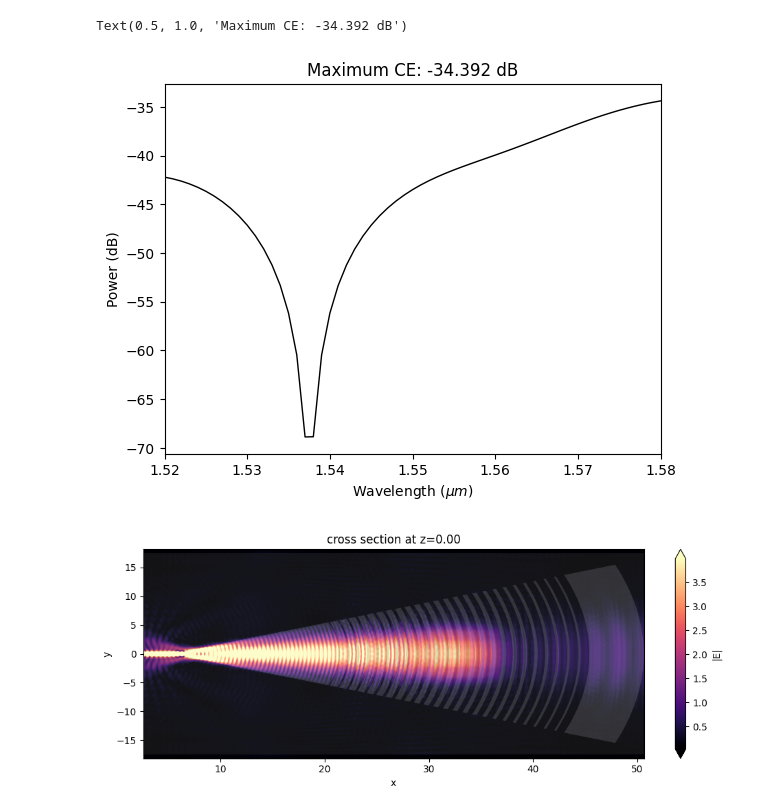
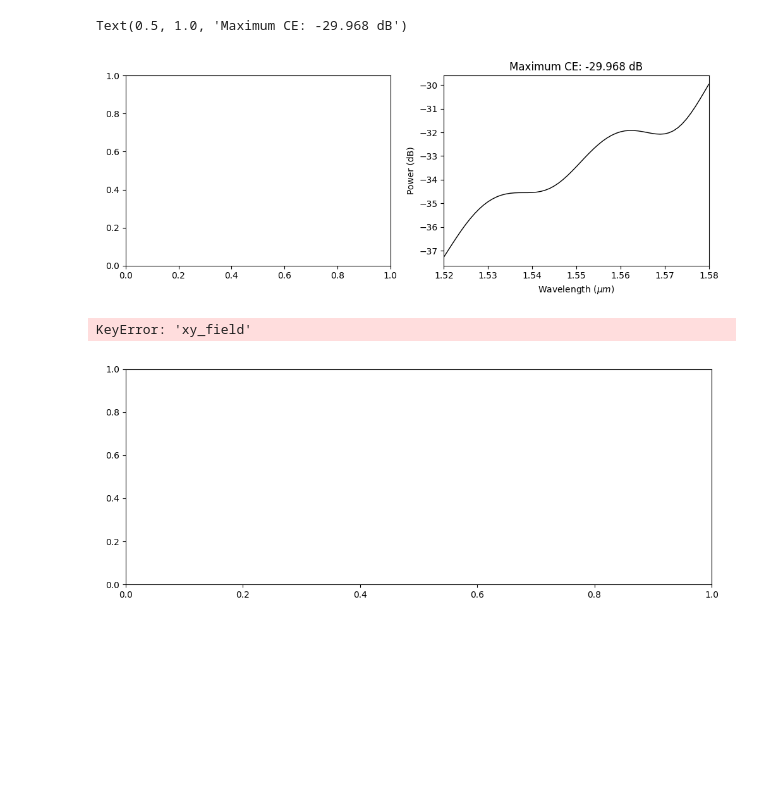
Before and after one commit to sp-sgundavarapu/tidy3d-notebooks, a Jupyter notebook: example_gc.ipynb, the cells around one changed output. Cells and saved outputs as stored; diff of their text form; code cells hidden in the pictures; blank space fills up the shorter version.

```diff
--- a/example_gc.ipynb
+++ b/example_gc.ipynb
@@ -34,23 +34,17 @@ tbp_gaussian = 0.441 # Time bandwidth product for Gaussian pulse
 pulse_dur = tbp_gaussian/freq_bw # Pulse duration in seconds
 
 # Set simulation paddings
-pad_x = 4*wl_c
+pad_x = 1*wl_c
 pad_y = 1*wl_c
 pad_z = 2*wl_c
 run_time = 2e-12  # Run time parameter for simulation (s).
 
 # Define media
-n_si3n4 = 1.96274
 n_sio2 =  1.44
 n_si = 3.48  # Silicon refractive index.
 
 Vacuum = td.Medium(
     name = 'Vacuum',
-)
-
-si3n4 = td.Medium(
-    name = 'si3n4',
-    permittivity = n_si3n4**2,
 )
 
 si = td.Medium(
@@ -104,11 +98,11 @@ move_by = td.Transformed.translation(-wg_geo.bounds[0][0]+pad_x/2, 0, -wg_height
 wg_geo = td.Transformed(geometry=wg_geo,
                     transform=move_by)
 
-move_by = td.Transformed.translation((wg_geo.bounds[1][0]-wg_geo.bounds[0][0])-radial_etch_geo.bounds[0][0]+pad_x/2, 0, -wg_height/2)
+move_by = td.Transformed.translation((wg_geo.bounds[1][0]-wg_geo.bounds[0][0])-radial_etch_geo.bounds[0][0]+pad_x/2-0.687, 0, -wg_height/2)
 radial_etch_geo = td.Transformed(geometry=radial_etch_geo,
                              transform=move_by)
 
-move_by = td.Transformed.translation((wg_geo.bounds[1][0]-wg_geo.bounds[0][0])-radial_no_etch_geo.bounds[0][0]+pad_x/2, 0, -wg_height/2)
+move_by = td.Transformed.translation((wg_geo.bounds[1][0]-wg_geo.bounds[0][0])-radial_no_etch_geo.bounds[0][0]+pad_x/2-0.687, 0, -wg_height/2)
 radial_no_etch_geo = td.Transformed(geometry=radial_no_etch_geo,
                                 transform=move_by)
 
@@ -194,5 +188,5 @@ Cell 'GC' with 29 polygons, 0 flexpaths, 0 robustpaths, 0 references, and 0 labe
 # %%
-src_offset_x = 5.0
+src_offset_x = 10.0
 src_offset_y = 0.0
 src_offset_z = 0.0
 
@@ -220,10 +214,12 @@ output_mode = td.ModeMonitor(
     center = [pad_x/2, 0, 0],
     size = [0, 5, 5],
     freqs = np.linspace(freq_min, freq_max, wl_n),
-    mode_spec = td.ModeSpec(target_neff = n_si3n4,
+    mode_spec = td.ModeSpec(target_neff = n_si,
                             filter_pol = 'te', ),
 )
 # %%
+%matplotlib widget
+
 # Set simulation domain size
 size_x = pad_x + des_len + pad_x
 size_y = pad_y + des_wid + pad_y
@@ -231,10 +227,13 @@ size_z = pad_z + wg_height + pad_z
 print("Simulation size:", size_x, size_y, size_z)
 ng_guess = 2.0
 run_time = 1.5*(des_len*ng_guess/td.C_0 + pulse_dur)
+
 # Refine the grid over the GC region.
 refine_box = td.MeshOverrideStructure(
     geometry=td.Box(center=(size_x / 2, 0, 0),
-                    size=(td.inf, td.inf, 2 * wg_height)),
+                    size=(td.inf,
+                          td.inf,
+                          2 * wg_height)),
     dl=[0.02, 0.02, 0.02],
 )
 
@@ -247,7 +246,7 @@ sim = td.Simulation(
                             grid_y = td.AutoGrid(min_steps_per_wvl = 20, ),
                             grid_z = td.AutoGrid(min_steps_per_wvl = 20, ),
                             wavelength = wl_c,
-                            override_structures=[refine_box],
+                            # override_structures=[refine_box],
                             ),
     subpixel = td.SubpixelSpec(dielectric = td.PolarizedAveraging(),
                                metal = td.Staircasing(),
@@ -259,7 +258,7 @@ sim = td.Simulation(
     ),
     medium = Vacuum,
     sources = [gaussian_source],
-    monitors = [xy_field, output_mode],
+    monitors = [output_mode],
     structures = [sub, box, clad, wg, radial_no_etch, radial_etch],
 )
 
@@ -287,36 +314,36 @@ ce_3d = np.amax(power_db)
 # power_sub = abs(sim_3d_in["flux_sub"].flux)
 # power_ref = abs(sim_3d_in["flux_reflected"].flux)
 
-# fig, (ax1, ax2) = plt.subplots(1, 2, tight_layout=True, figsize=(10, 4))
+fig, (ax1, ax2) = plt.subplots(1, 2, tight_layout=True, figsize=(10, 4))
 plt.plot(wls, power_db, color="black", linestyle="solid", linewidth=1.0)
 plt.xlim([wls[0], wls[-1]])
 plt.xlabel("Wavelength ($\mu m$)")
 plt.ylabel("Power (dB)")
 plt.title(f"Maximum CE: {ce_3d:.3f} dB")
 # ax2.plot(
 #     wl_range,
 #     power_sub,
 #     color="black",
 #     linestyle="solid",
 #     linewidth=1.0,
 #     label="substrate",
 # )
 # ax2.plot(
 #     wl_range,
 #     power_ref,
 #     color="red",
 #     linestyle="solid",
 #     linewidth=1.0,
 #     label="reflected",
 # )
 # ax2.set_xlim([wl_range[0], wl_range[-1]])
 # ax2.set_xlabel("Wavelength ($\mu m$)")
 # ax2.set_ylabel("Power (W)")
 # ax2.legend()
 # plt.show()
 # %% [output]
-Text(0.5, 1.0, 'Maximum CE: -34.392 dB')
+Text(0.5, 1.0, 'Maximum CE: -29.968 dB')
-[figure, old version]
+[figure, new version]
 # %%
 fig, ax = plt.subplots(1, 1, tight_layout=True, figsize=(10, 4))
 sim_3d_in.plot_field("xy_field", "E", f=freq_c, val="abs", ax=ax)
@@ -324,4 +351,5 @@ sim_3d_in.plot_field("xy_field", "E", f=freq_c, val="abs", ax=ax)
 ax.set_aspect("auto")
 plt.show()
 # %% [output]
+KeyError: 'xy_field'
-[figure, old version]
+[figure, new version]
```
Also changed, not shown: parts of 3 cells of this notebook, 4 other files.
